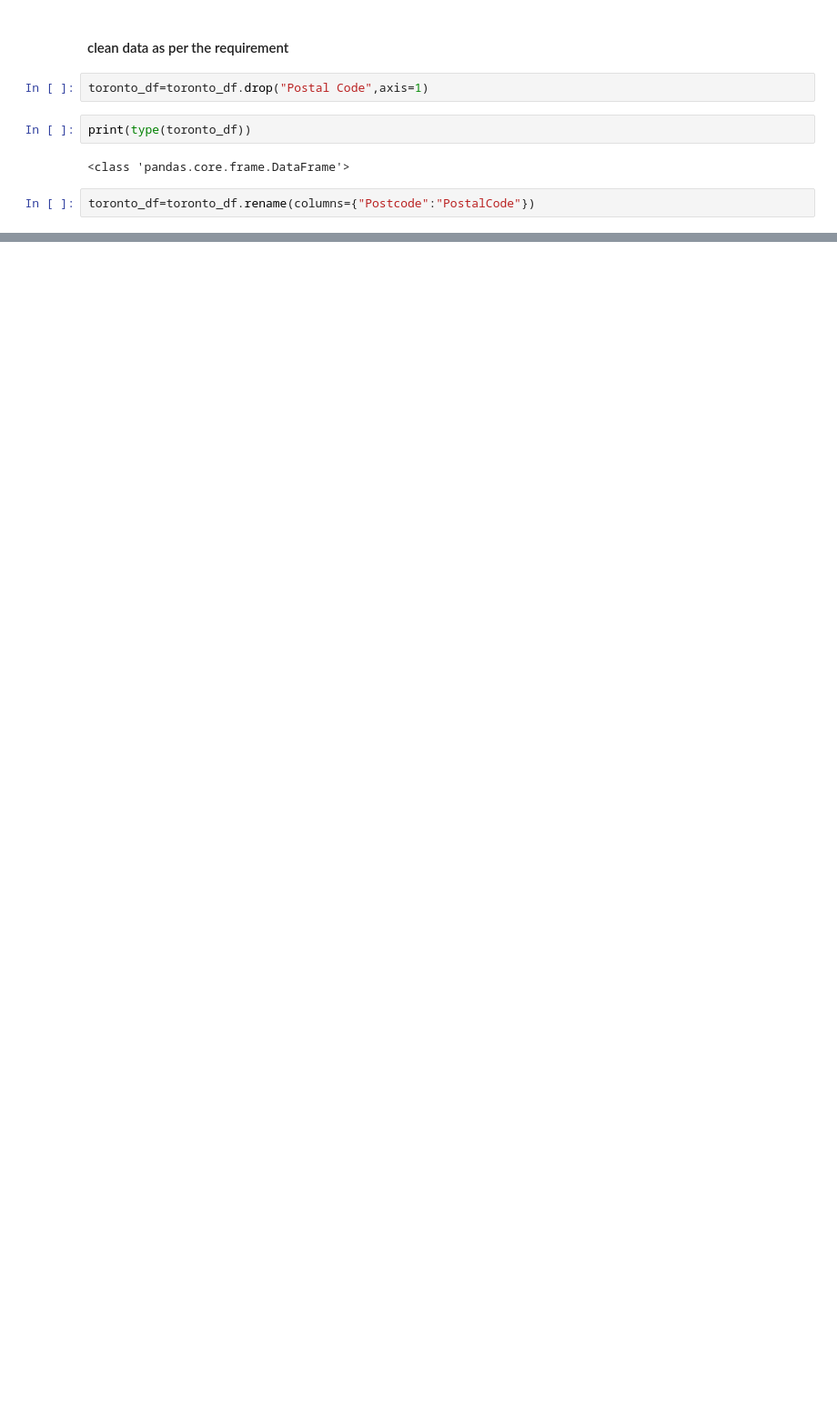
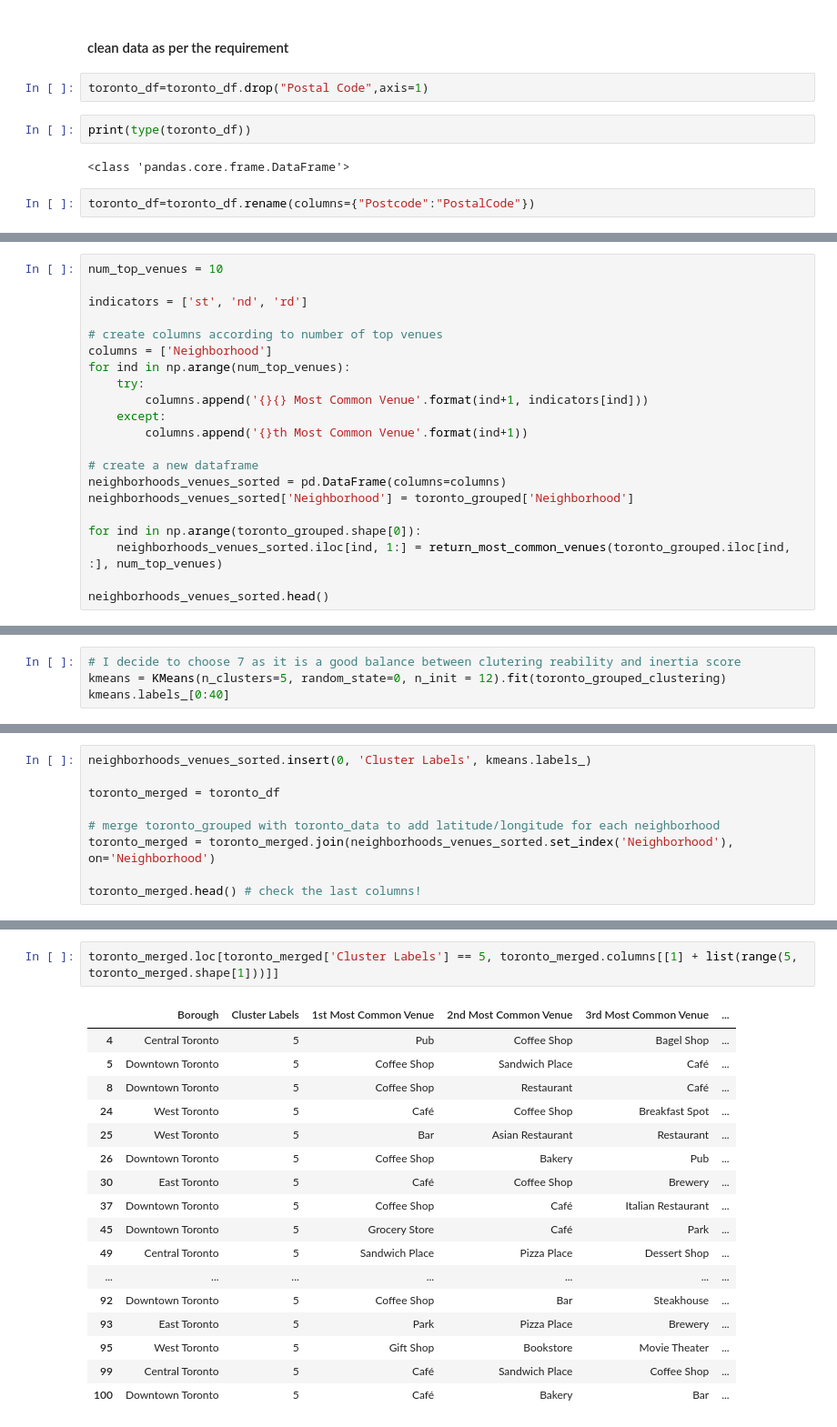
Before and after one commit to rohitjoshi1116/Coursera_Capstone, a Jupyter notebook: Toronto Neighborhood_1 (1).ipynb, the cells around one changed output, grey strips where cells are left out. Shown at 91% size. Saved outputs shown, nothing was run; the diff lists cells and outputs as text; blank space fills up the shorter version.

```diff
--- a/Toronto Neighborhood_1 (1).ipynb
+++ b/Toronto Neighborhood_1 (1).ipynb
@@ -160,0 +452,21 @@ toronto_df.head()
+# %%
+num_top_venues = 10
+
+indicators = ['st', 'nd', 'rd']
+
+# create columns according to number of top venues
+columns = ['Neighborhood']
+for ind in np.arange(num_top_venues):
+    try:
+        columns.append('{}{} Most Common Venue'.format(ind+1, indicators[ind]))
+    except:
+        columns.append('{}th Most Common Venue'.format(ind+1))
+
+# create a new dataframe
+neighborhoods_venues_sorted = pd.DataFrame(columns=columns)
+neighborhoods_venues_sorted['Neighborhood'] = toronto_grouped['Neighborhood']
+
+for ind in np.arange(toronto_grouped.shape[0]):
+    neighborhoods_venues_sorted.iloc[ind, 1:] = return_most_common_venues(toronto_grouped.iloc[ind, :], num_top_venues)
+
+neighborhoods_venues_sorted.head()
@@ -160,0 +511,4 @@ toronto_df.head()
+# %%
+# I decide to choose 7 as it is a good balance between clutering reability and inertia score
+kmeans = KMeans(n_clusters=5, random_state=0, n_init = 12).fit(toronto_grouped_clustering)
+kmeans.labels_[0:40]
@@ -160,0 +527,9 @@ toronto_df.head()
+# %%
+neighborhoods_venues_sorted.insert(0, 'Cluster Labels', kmeans.labels_)
+
+toronto_merged = toronto_df
+
+# merge toronto_grouped with toronto_data to add latitude/longitude for each neighborhood
+toronto_merged = toronto_merged.join(neighborhoods_venues_sorted.set_index('Neighborhood'), on='Neighborhood')
+
+toronto_merged.head() # check the last columns!
@@ -160,0 +622,20 @@ toronto_df.head()
+# %%
+toronto_merged.loc[toronto_merged['Cluster Labels'] == 5, toronto_merged.columns[[1] + list(range(5, toronto_merged.shape[1]))]]
+# %% [output]
+|  | Borough | Cluster Labels | 1st Most Common Venue | 2nd Most Common Venue | 3rd Most Common Venue | ... |
+| 4 | Central Toronto | 5 | Pub | Coffee Shop | Bagel Shop | ... |
+| 5 | Downtown Toronto | 5 | Coffee Shop | Sandwich Place | Café | ... |
+| 8 | Downtown Toronto | 5 | Coffee Shop | Restaurant | Café | ... |
+| 24 | West Toronto | 5 | Café | Coffee Shop | Breakfast Spot | ... |
+| 25 | West Toronto | 5 | Bar | Asian Restaurant | Restaurant | ... |
+| 26 | Downtown Toronto | 5 | Coffee Shop | Bakery | Pub | ... |
+| 30 | East Toronto | 5 | Café | Coffee Shop | Brewery | ... |
+| 37 | Downtown Toronto | 5 | Coffee Shop | Café | Italian Restaurant | ... |
+| 45 | Downtown Toronto | 5 | Grocery Store | Café | Park | ... |
+| 49 | Central Toronto | 5 | Sandwich Place | Pizza Place | Dessert Shop | ... |
+| ... | ... | ... | ... | ... | ... | ... |
+| 92 | Downtown Toronto | 5 | Coffee Shop | Bar | Steakhouse | ... |
+| 93 | East Toronto | 5 | Park | Pizza Place | Brewery | ... |
+| 95 | West Toronto | 5 | Gift Shop | Bookstore | Movie Theater | ... |
+| 99 | Central Toronto | 5 | Café | Sandwich Place | Coffee Shop | ... |
+| 100 | Downtown Toronto | 5 | Café | Bakery | Bar | ... |
```
Also changed, not shown: parts of 58 cells of this notebook.
